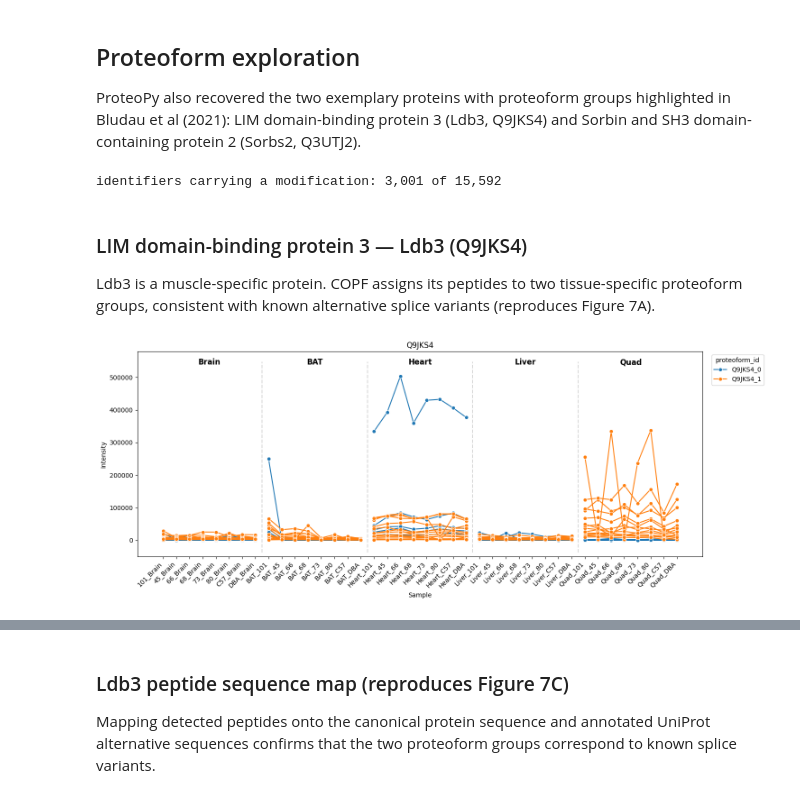
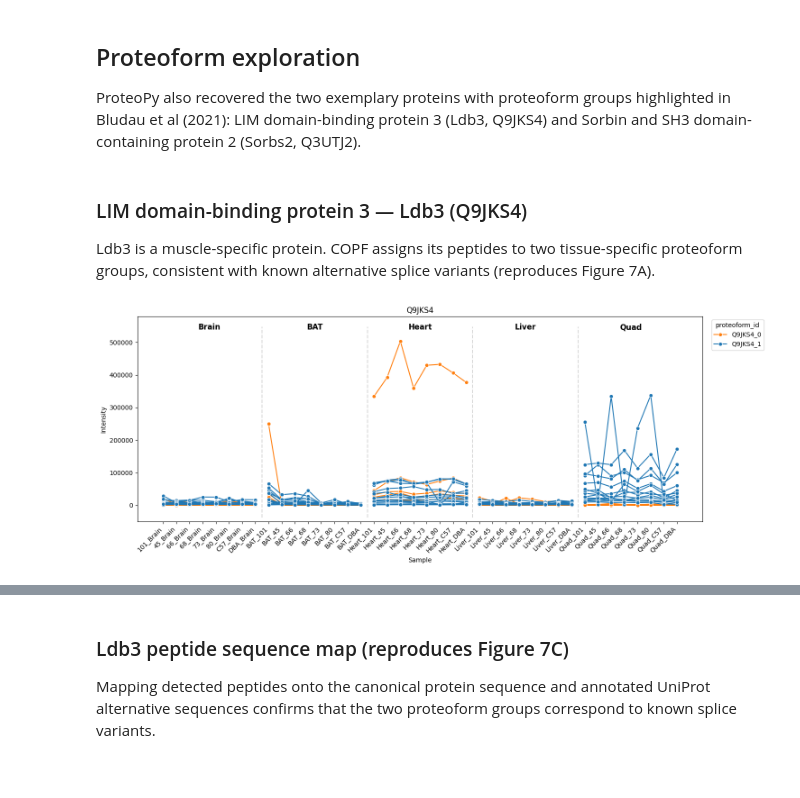
Before and after one commit to UKHD-NP/proteopy, a Jupyter notebook: docs/tutorials/bludau-2021_tissue-specific-proteoform-inference-across-five-mouse-organs.ipynb, the cells around one changed output, grey strips where cells are left out. Saved outputs shown, nothing was run; the diff lists cells and outputs as text; code cells hidden in the pictures.

```diff
--- a/docs/tutorials/bludau-2021_tissue-specific-proteoform-inference-across-five-mouse-organs.ipynb
+++ b/docs/tutorials/bludau-2021_tissue-specific-proteoform-inference-across-five-mouse-organs.ipynb
@@ -570,18 +553,3 @@ adata = adata[:, ~copf_outliers]
 ## Proteoform exploration
 
 ProteoPy also recovered the two exemplary proteins with proteoform groups highlighted in Bludau et al (2021): LIM domain-binding protein 3 (Ldb3, Q9JKS4) and Sorbin and SH3 domain-containing protein 2 (Sorbs2, Q3UTJ2).
-# %%
-# Summarisation keeps each surviving peptide's own identifier, modifications
-# included, which is what the reference does. The sequence maps below need the
-# bare amino-acid sequence to locate peptides on the protein, so derive it into
-# a separate column rather than rewriting the identifiers.
-adata.var["peptide_sequence"] = adata.var["peptide_id"].str.replace(
-    r"\(UniMod:\d+\)", "", regex=True
-)
-print(
-    f"identifiers carrying a modification: "
-    f"{(adata.var['peptide_sequence'] != adata.var['peptide_id']).sum():,}"
-    f" of {adata.n_vars:,}"
-)
-# %% [output]
-identifiers carrying a modification: 3,001 of 15,592
@@ -592,13 +568,14 @@ Ldb3 is a muscle-specific protein. COPF assigns its peptides to two tissue-speci
 # %%
 pr.pl.proteoform_intensities(
     adata,
     protein_ids="Q9JKS4",
     order_by="tissue",
     order=adata.uns["order_tissue"],
     xlab_rotation=45,
+    color_scheme=["#ff7f0e", "#1f77b4"],
 )
 # %% [output]
-[figure, old version]
+[figure, new version]
 # %%
 pr.get.proteoforms_df(adata, proteins="Q9JKS4")
 # %% [output]
```
Also changed, not shown: parts of 18 cells of this notebook.
